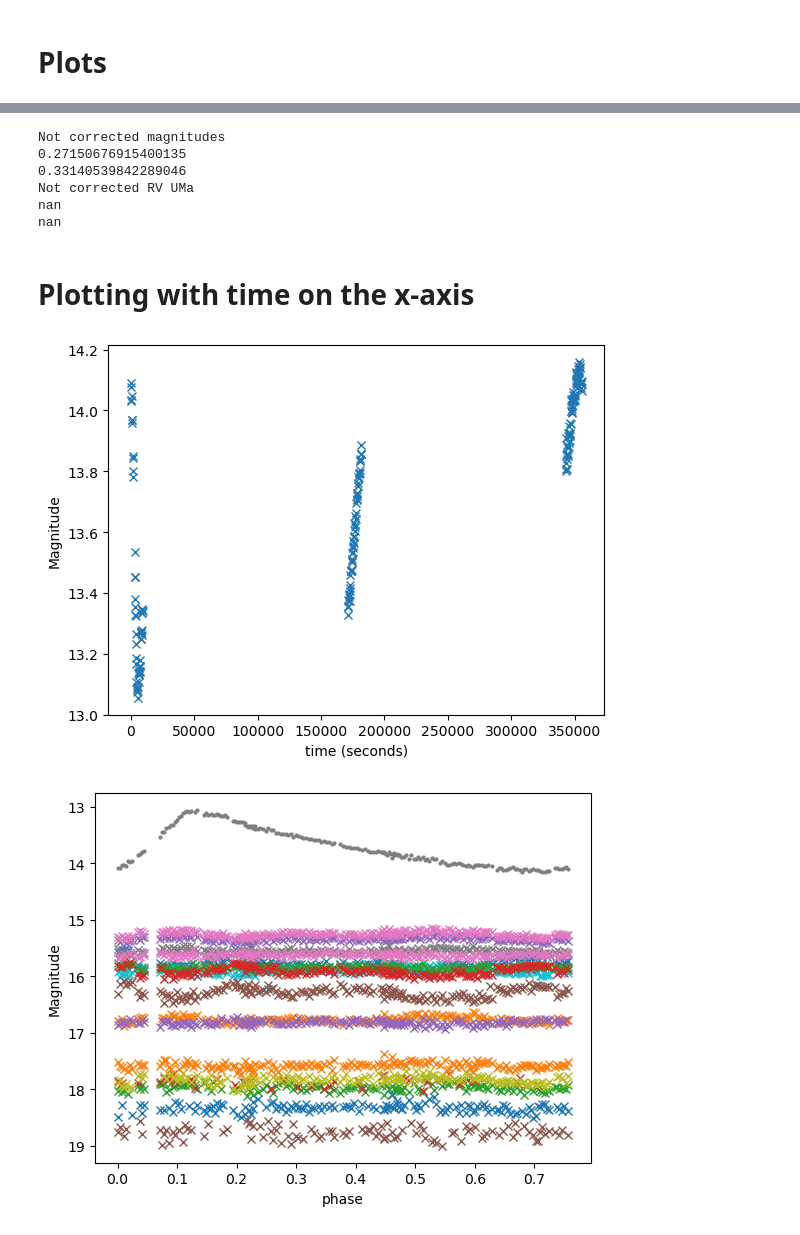
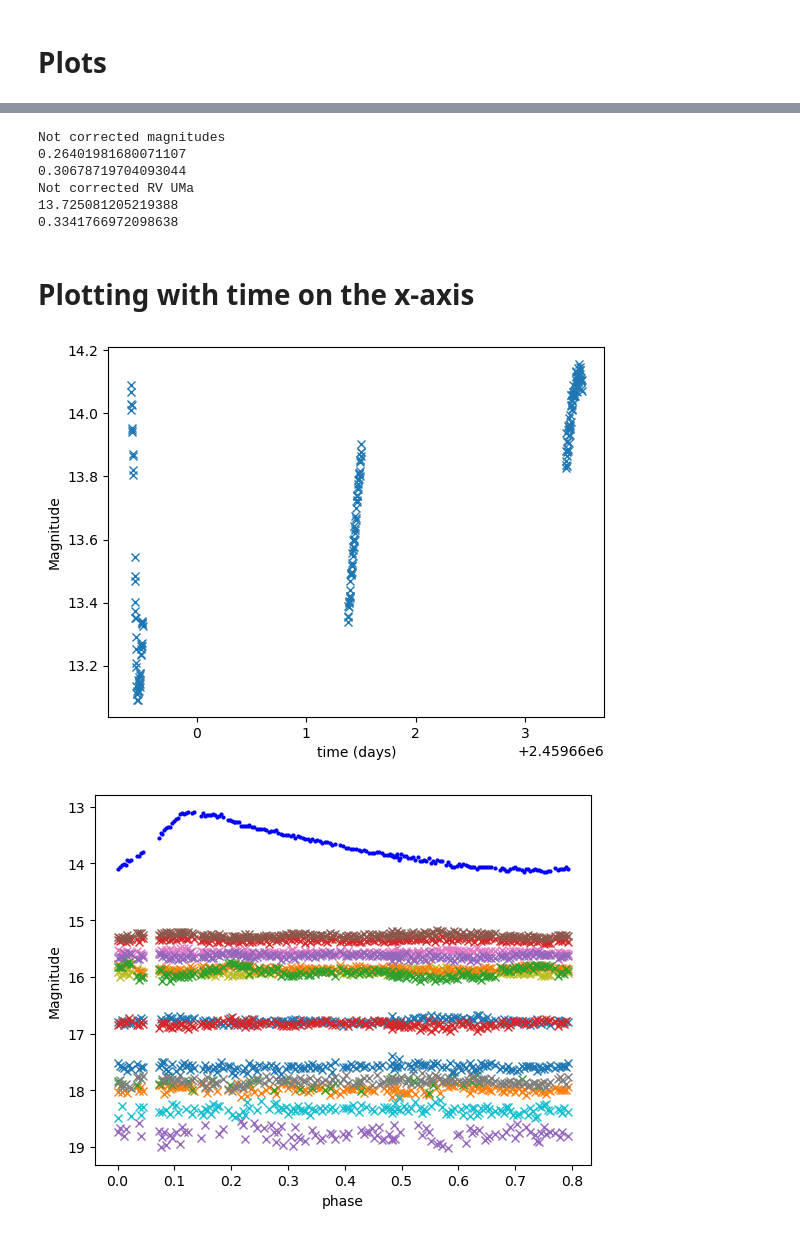
Before and after one commit to npi2015/Mphys-project, a Jupyter notebook: Notebooks/all_RV_UMa_nights_Blue.ipynb, the cells around one changed output, grey strips where cells are left out. Saved outputs shown, nothing was run; the diff lists cells and outputs as text; code cells hidden in the pictures.

```diff
--- a/Notebooks/all_RV_UMa_nights_Blue.ipynb
+++ b/Notebooks/all_RV_UMa_nights_Blue.ipynb
@@ -231,3 +227,14 @@ for lst in method_2_list_sources:
             all_positions_dict[index].append(item)
 # %%
 position_df = pd.DataFrame(all_positions_dict)
+# %%
+x_positions = list()
+y_positions = list()
+
+for i in position_df.iloc[:, 5]:
+    if type(i) is tuple:
+        x_positions.append(i[0])
+        y_positions.append(i[1])
+    else:
+        x_positions.append(np.nan)
+        y_positions.append(np.nan)
@@ -336,7 +356,7 @@ for index, lst in enumerate(magnitude_list_standard_stars):
 [figure]
 ... (21 outputs left out)
 # %%
-bad_stars_index = [0, 1, 2, 8, 10, 11, 15, 16, 18, 21, 22, 24, 27, 31, 33, 36]
+bad_stars_index = [0, 1, 2, 4, 8, 10, 11, 15, 16, 18, 21, 22, 24, 27, 31, 33,34, 36]
 
 corrected_stars_index = [i for i in range(len(sources_first_array_no_duplicates)) if i not in bad_stars_index and i not in saturated_stars_and_RV_UMa]
 
@@ -410,39 +430,41 @@ print('Not corrected magnitudes')
 print(np.mean(np.nanstd(magnitude_list_standard_stars, axis = 1)))
 print(max(np.nanstd(magnitude_list_standard_stars, axis = 1)))
 print('Not corrected RV UMa')
-print(np.mean(corrected_RV_UMa_magnitude))
-print(np.std(corrected_RV_UMa_magnitude))
+print(np.nanmean(corrected_RV_UMa_magnitude))
+print(np.nanstd(corrected_RV_UMa_magnitude))
 # %% [output]
 Not corrected magnitudes
-0.27150676915400135
-0.33140539842289046
+0.26401981680071107
+0.30678719704093044
 Not corrected RV UMa
-nan
-nan
+13.725081205219388
+0.3341766972098638
 # %% [markdown]
 # Plotting with time on the x-axis
 # %%
 import datetime
+from astropy.time import Time
 
 times = [datetime.datetime.strptime(header["DATE-OBS"], '%Y-%m-%dT%H:%M:%S.%f') for header in headers]
-t = [(time - times[0]).total_seconds() for time in times]
+times = [Time(i).jd for i in times]
+t = [time - times[0] for time in times]
 # %%
-plt.plot(t, corrected_RV_UMa_magnitude, 'x')
-plt.xlabel('time (seconds)')
+plt.plot(times, corrected_RV_UMa_magnitude, 'x')
+plt.xlabel('time (days)')
 plt.ylabel('Magnitude');
 # %% [output]
-[figure, old version]
+[figure, new version]
 # %%
-period = 0.47 # period in days
-period_seconds = period*24*3600
-phase = np.array(t)/period_seconds - np.floor(np.array(t)/period_seconds)
+period = 0.46806 # period in days
+phase = np.array(t)/period - np.floor(np.array(t)/period)
 # %%
 for index, star in enumerate(corrected_magnitudes):
     plt.plot(phase, star, 'x', label = f'Star {corrected_stars_index[index]}')
-plt.plot(phase, corrected_RV_UMa_magnitude, 'o', markersize = 2)
+plt.plot(phase, corrected_RV_UMa_magnitude, 'o', color = 'blue', markersize = 2)
 # plt.legend()
 plt.gca().invert_yaxis();
 plt.xlabel('phase')
-plt.ylabel('Magnitude');
+plt.ylabel('Magnitude')
+plt.savefig('./Images/Corrected_blue_filter');
 # %% [output]
-[figure, old version]
+[figure, new version]
```
Also changed, not shown: parts of 12 cells of this notebook, 46 other files.
